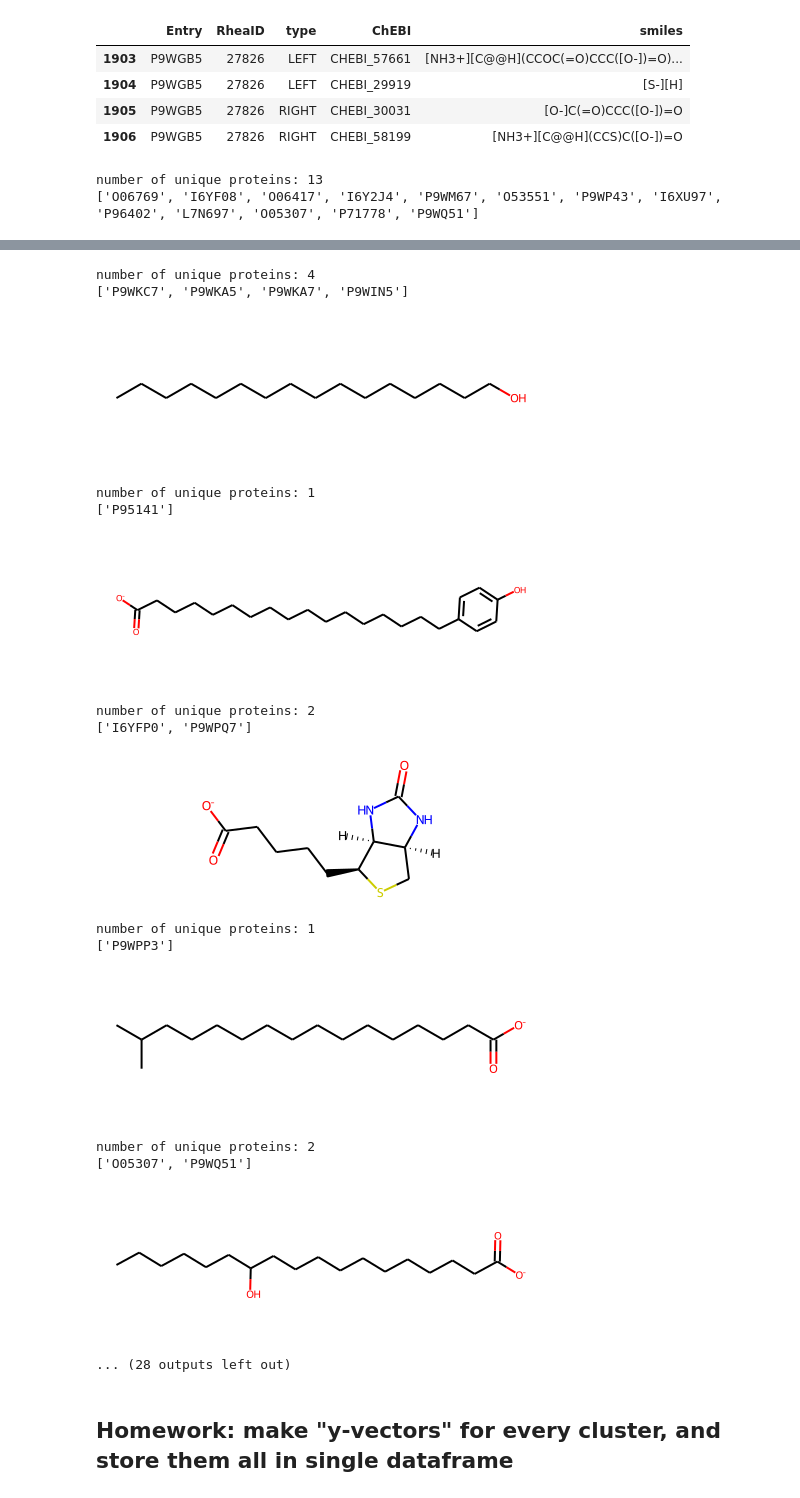
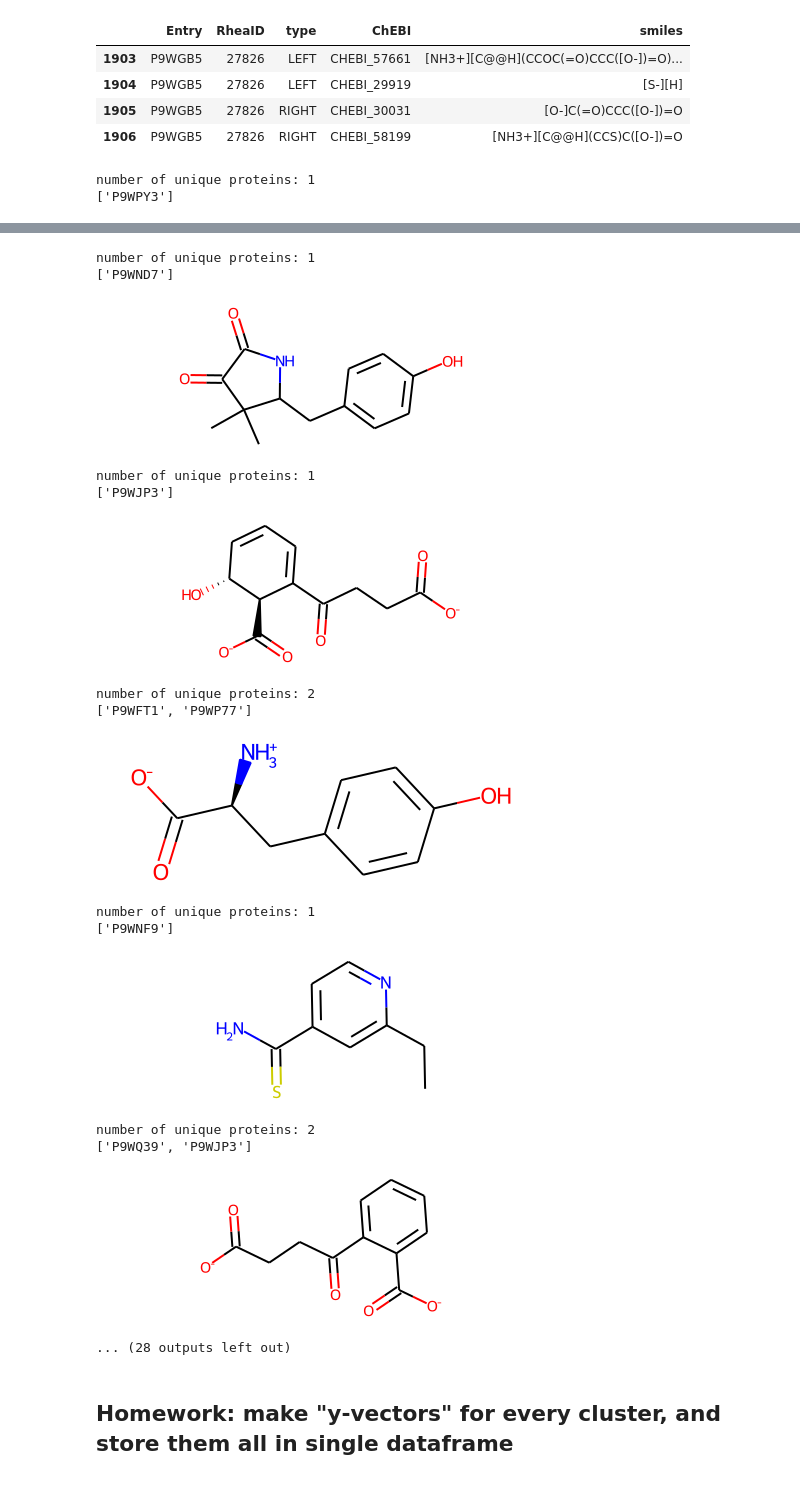
Before and after one commit to ajinich/mtb_tn_db, a Jupyter notebook: ml-standardised_data/smiles_clustering_vis.ipynb, the cells around one changed output, grey strips where cells are left out. Saved outputs shown, nothing was run; the diff lists cells and outputs as text; code cells hidden in the pictures.

```diff
--- a/ml-standardised_data/smiles_clustering_vis.ipynb
+++ b/ml-standardised_data/smiles_clustering_vis.ipynb
@@ -303,7 +303,7 @@ df_UP_rhea_chebi_smiles[df_UP_rhea_chebi_smiles.Entry == entry ]
 | 1905 | P9WGB5 | 27826 | RIGHT | CHEBI_30031 | [O-]C(=O)CCC([O-])=O |
 | 1906 | P9WGB5 | 27826 | RIGHT | CHEBI_58199 | [NH3+][C@@H](CCS)C([O-])=O |
 # %%
-clus_num = 6
+clus_num = 25
 df_clus = df_mols_uniq[df_mols_uniq.cluster_labels.values == clus_num].copy()
 # df_UP_rhea_chebi_smiles_clus = df_UP_rhea_chebi_smiles[df_UP_rhea_chebi_smiles.ChEBI.isin(df_clus.ChEBI)].copy()
 df_sample = df_clus.sample(20)
@@ -316,5 +316,5 @@ for smi in smi_list:
     print(UP_ids_unique)
     display(Chem.MolFromSmiles(smi))
 # %% [output]
-number of unique proteins: 13
-['O06769', 'I6YF08', 'O06417', 'I6Y2J4', 'P9WM67', 'O53551', 'P9WP43', 'I6XU97', 'P96402', 'L7N697', 'O05307', 'P71778', 'P9WQ51']
+number of unique proteins: 1
+['P9WPY3']
@@ -322,18 +322,18 @@ number of unique proteins: 13
-number of unique proteins: 4
-['P9WKC7', 'P9WKA5', 'P9WKA7', 'P9WIN5']
+number of unique proteins: 1
+['P9WND7']
-[figure, old version]
+[figure, new version]
 number of unique proteins: 1
-['P95141']
+['P9WJP3']
-[figure, old version]
+[figure, new version]
 number of unique proteins: 2
-['I6YFP0', 'P9WPQ7']
+['P9WFT1', 'P9WP77']
-[figure, old version]
+[figure, new version]
 number of unique proteins: 1
-['P9WPP3']
+['P9WNF9']
-[figure, old version]
+[figure, new version]
 number of unique proteins: 2
-['O05307', 'P9WQ51']
+['P9WQ39', 'P9WJP3']
-[figure, old version]
+[figure, new version]
 ... (28 outputs left out)
 # %% [markdown]
 ## Homework: make "y-vectors" for every cluster, and store them all in single dataframe
```
Also changed, not shown: parts of 1 cell of this notebook, 14 other files.
